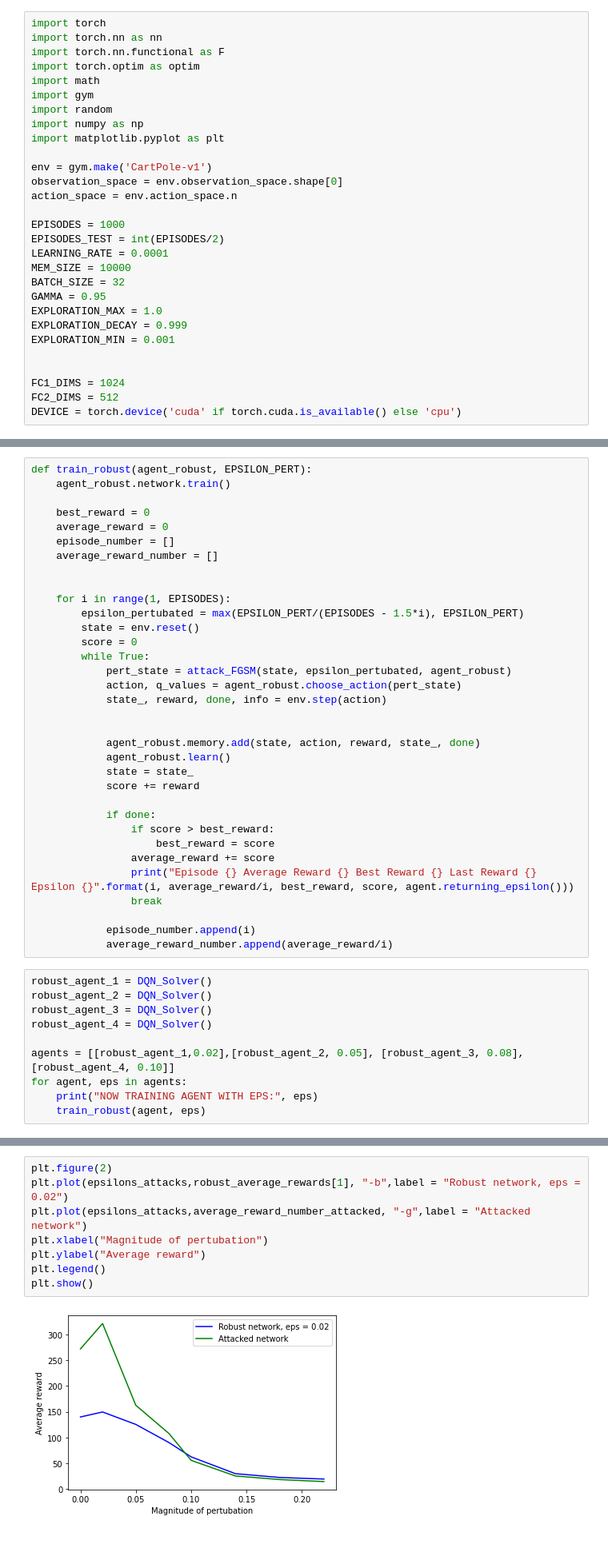
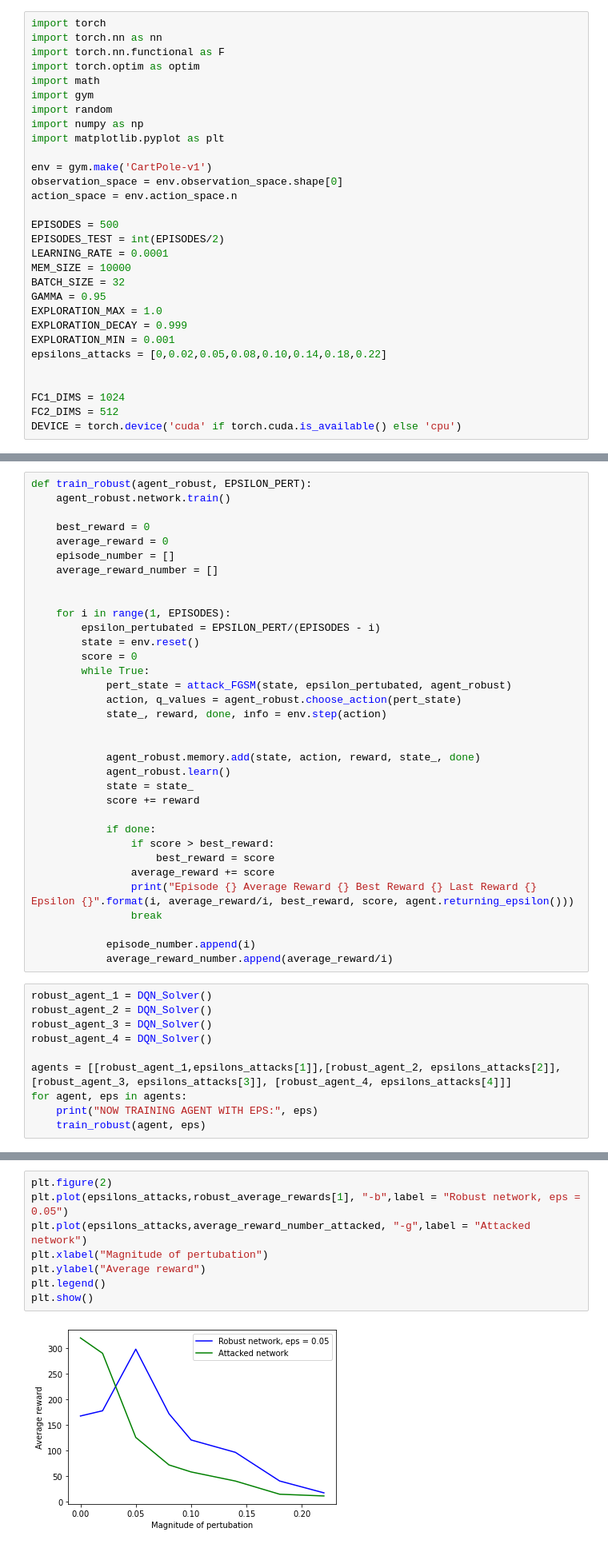
Before and after one commit to Jackkert/robustDRL, a Jupyter notebook: DQN_attacked_and_defended.ipynb, the cells around one changed output, grey strips where cells are left out. Shown at 80% size. Drawn from its saved outputs; the diff is of its cells as text.

```diff
--- a/DQN_attacked_and_defended.ipynb
+++ b/DQN_attacked_and_defended.ipynb
@@ -13,7 +13,7 @@ env = gym.make('CartPole-v1')
 observation_space = env.observation_space.shape[0]
 action_space = env.action_space.n
 
-EPISODES = 1000
+EPISODES = 500
 EPISODES_TEST = int(EPISODES/2)
 LEARNING_RATE = 0.0001
 MEM_SIZE = 10000
@@ -22,6 +22,7 @@ GAMMA = 0.95
 EXPLORATION_MAX = 1.0
 EXPLORATION_DECAY = 0.999
 EXPLORATION_MIN = 0.001
+epsilons_attacks = [0,0.02,0.05,0.08,0.10,0.14,0.18,0.22]
 
 
 FC1_DIMS = 1024
@@ -278,7 +277,7 @@ def train_robust(agent_robust, EPSILON_PERT):
 
 
     for i in range(1, EPISODES):
-        epsilon_pertubated = max(EPSILON_PERT/(EPISODES - 1.5*i), EPSILON_PERT)
+        epsilon_pertubated = EPSILON_PERT/(EPISODES - i)
         state = env.reset()
         score = 0
         while True:
@@ -307,7 +306,7 @@ robust_agent_2 = DQN_Solver()
 robust_agent_3 = DQN_Solver()
 robust_agent_4 = DQN_Solver()
 
-agents = [[robust_agent_1,0.02],[robust_agent_2, 0.05], [robust_agent_3, 0.08], [robust_agent_4, 0.10]]
+agents = [[robust_agent_1,epsilons_attacks[1]],[robust_agent_2, epsilons_attacks[2]], [robust_agent_3, epsilons_attacks[3]], [robust_agent_4, epsilons_attacks[4]]]
 for agent, eps in agents:
     print("NOW TRAINING AGENT WITH EPS:", eps)
     train_robust(agent, eps)
@@ -383,12 +382,12 @@ plt.show()
 # %%
 plt.figure(2)
-plt.plot(epsilons_attacks,robust_average_rewards[1], "-b",label = "Robust network, eps = 0.02")
+plt.plot(epsilons_attacks,robust_average_rewards[1], "-b",label = "Robust network, eps = 0.05")
 plt.plot(epsilons_attacks,average_reward_number_attacked, "-g",label = "Attacked network")
 plt.xlabel("Magnitude of pertubation")
 plt.ylabel("Average reward")
 plt.legend()
 plt.show()
 # %% [output]
-[figure, old version]
+[figure, new version]
 # %%
 plt.figure(3)
```
Also changed, not shown: parts of 9 cells of this notebook.
